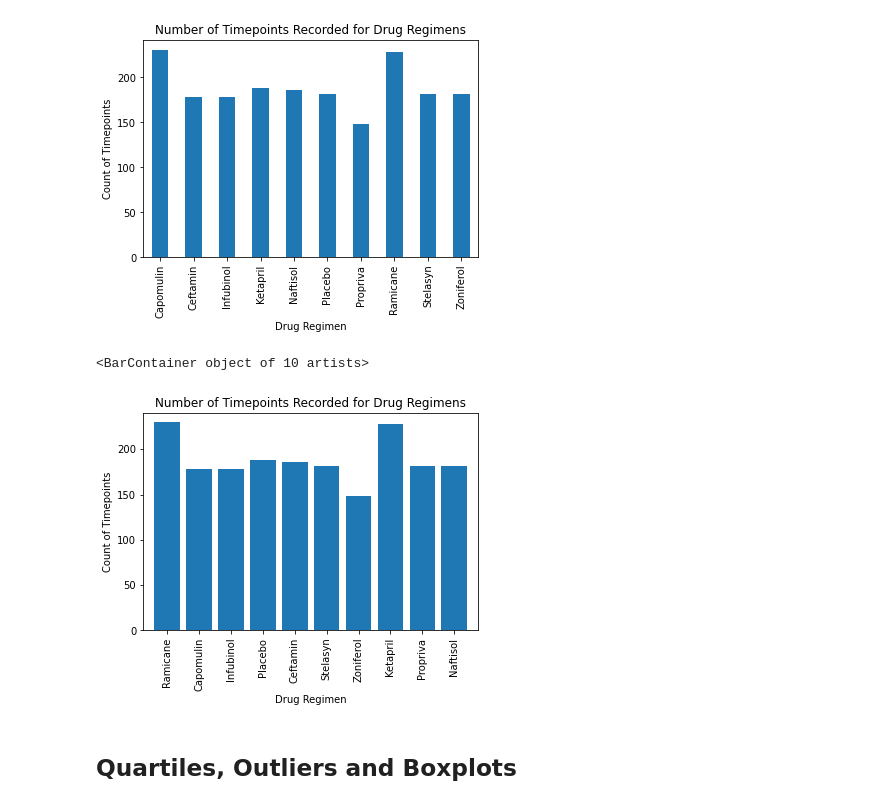
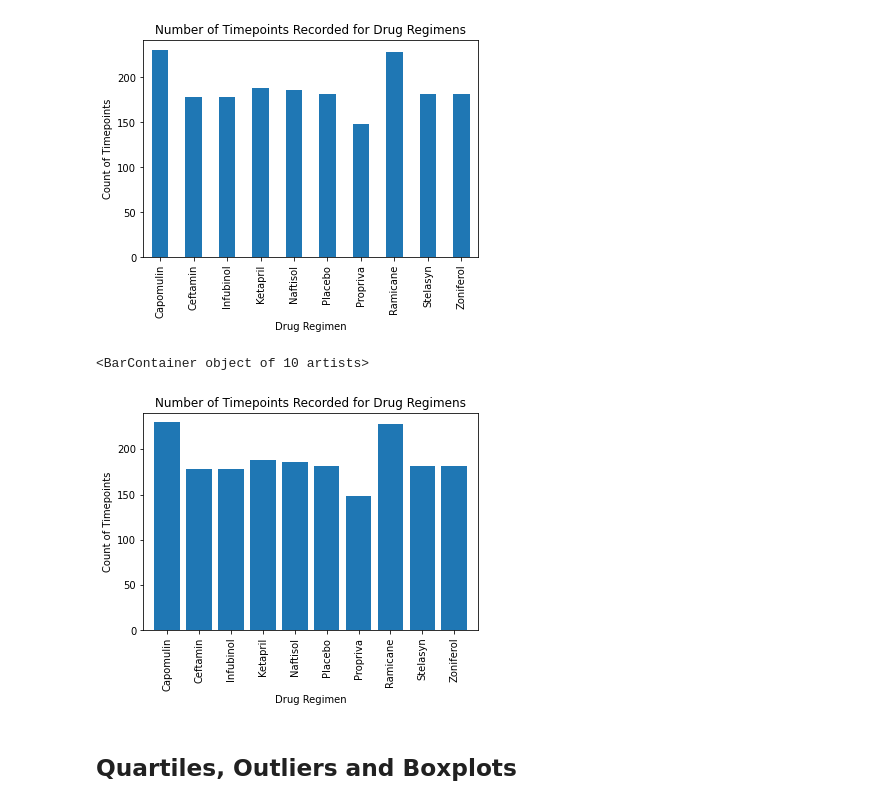
Before and after one commit to cjdance/matplotlib-challenge, a Jupyter notebook: Pymaceuticals/pymaceuticals_starter.ipynb, the cells around one changed output. Cells and saved outputs as stored; diff of their text form; code cells hidden in the pictures.

Commit message:
Debugged list of Drug Regimen names on second bar chart after identifying they were in the incorrect order.

```diff
--- a/Pymaceuticals/pymaceuticals_starter.ipynb
+++ b/Pymaceuticals/pymaceuticals_starter.ipynb
@@ -163,18 +163,22 @@ Text(0, 0.5, 'Count of Timepoints')
 # %%
 # Generate a bar plot showing the total number of timepoints for all mice tested for each drug regimen using pyplot.
 x_axis = np.arange(len(regimen_group))
-drugs = list(regimen_data_clean['Drug Regimen'].unique())
+drugs = list(tumor_sum.index)
+
 tick_locations = [value for value in x_axis]
 plt.xticks(tick_locations, drugs, rotation = 90)
+
 plt.title('Number of Timepoints Recorded for Drug Regimens')
 plt.ylabel('Count of Timepoints')
 plt.xlabel('Drug Regimen')
+
 plt.xlim(-0.75, len(x_axis)-0.25)
 plt.ylim(0, max(time_point_count)+10)
+
 plt.bar(x_axis,time_point_count)
 # %% [output]
 <BarContainer object of 10 artists>
-[figure, old version]
+[figure, new version]
 # %%
 # Generate a pie plot showing the distribution of female versus male mice using Pandas
 # %%
```
